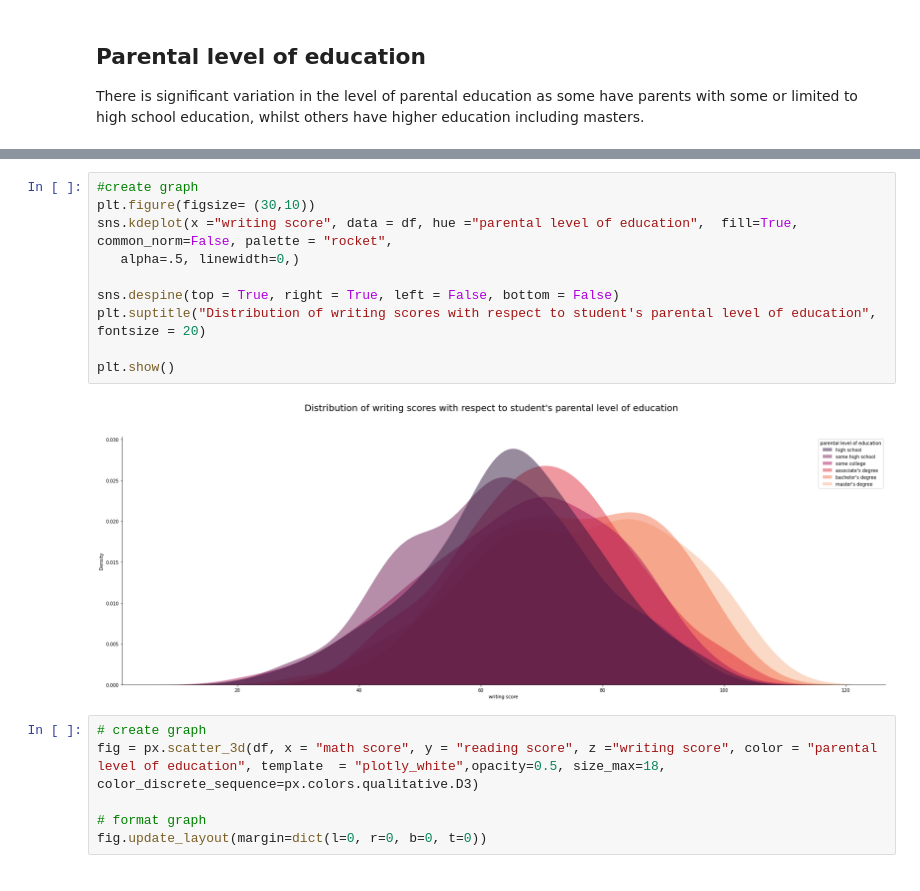
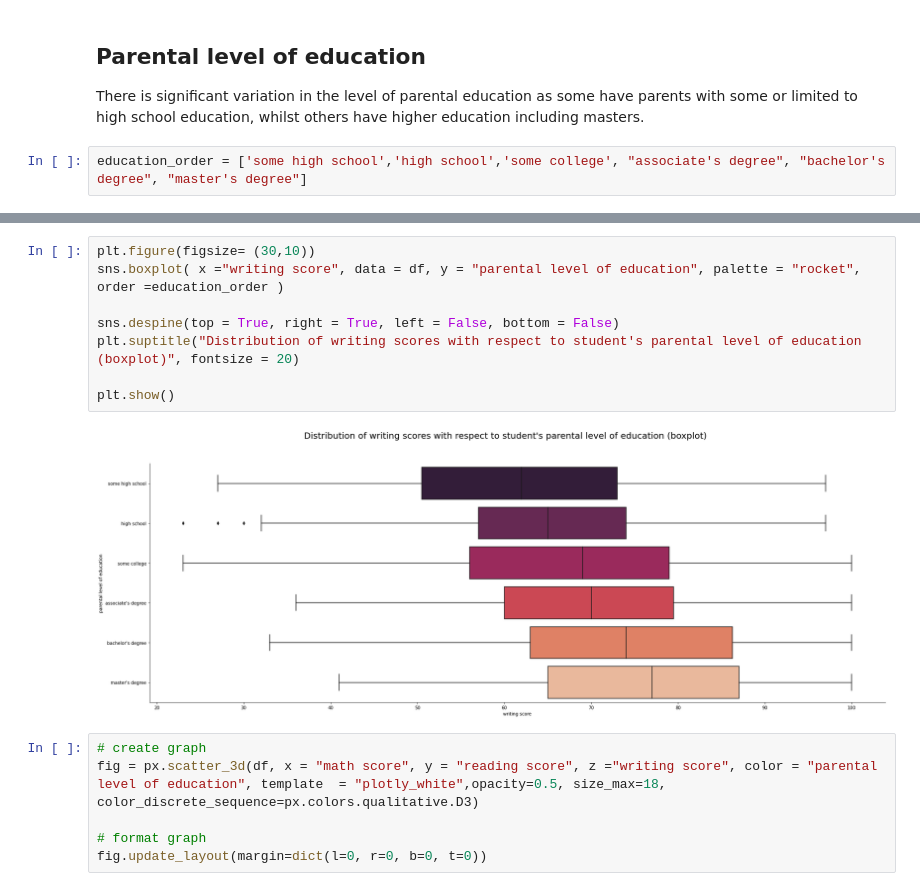
Before and after one commit to Lostinworlds/Anomaly_detection_Exam_Results, a Jupyter notebook: anomaly-detection-exam-results.ipynb, the cells around one changed output, grey strips where cells are left out. Saved outputs shown, nothing was run; the diff lists cells and outputs as text.

```diff
--- a/anomaly-detection-exam-results.ipynb
+++ b/anomaly-detection-exam-results.ipynb
@@ -164,6 +161,8 @@ fig.update_layout(margin=dict(l=0, r=0, b=0, t=0))
 # %% [markdown]
 ## Parental level of education
 There is significant variation in the level of parental education as some have parents with some or limited to high school education, whilst others have higher education including masters.
+# %%
+education_order = ['some high school','high school','some college', "associate's degree", "bachelor's degree", "master's degree"]
 # %%
 #create graph
 plt.figure(figsize= (30,10))
@@ -203,15 +198,13 @@ plt.show()
 # %%
-#create graph
 plt.figure(figsize= (30,10))
-sns.kdeplot(x ="writing score", data = df, hue ="parental level of education",  fill=True, common_norm=False, palette = "rocket",
-   alpha=.5, linewidth=0,)
+sns.boxplot( x ="writing score", data = df, y = "parental level of education", palette = "rocket", order =education_order )
 
 sns.despine(top = True, right = True, left = False, bottom = False)
-plt.suptitle("Distribution of writing scores with respect to student's parental level of education", fontsize = 20)
+plt.suptitle("Distribution of writing scores with respect to student's parental level of education (boxplot)", fontsize = 20)
 
 plt.show()
 # %% [output]
-[figure, old version]
+[figure, new version]
 # %%
 # create graph
 fig = px.scatter_3d(df, x = "math score", y = "reading score", z ="writing score", color = "parental level of education", template  = "plotly_white",opacity=0.5, size_max=18, color_discrete_sequence=px.colors.qualitative.D3)
```
Also changed, not shown: parts of 20 cells of this notebook.
